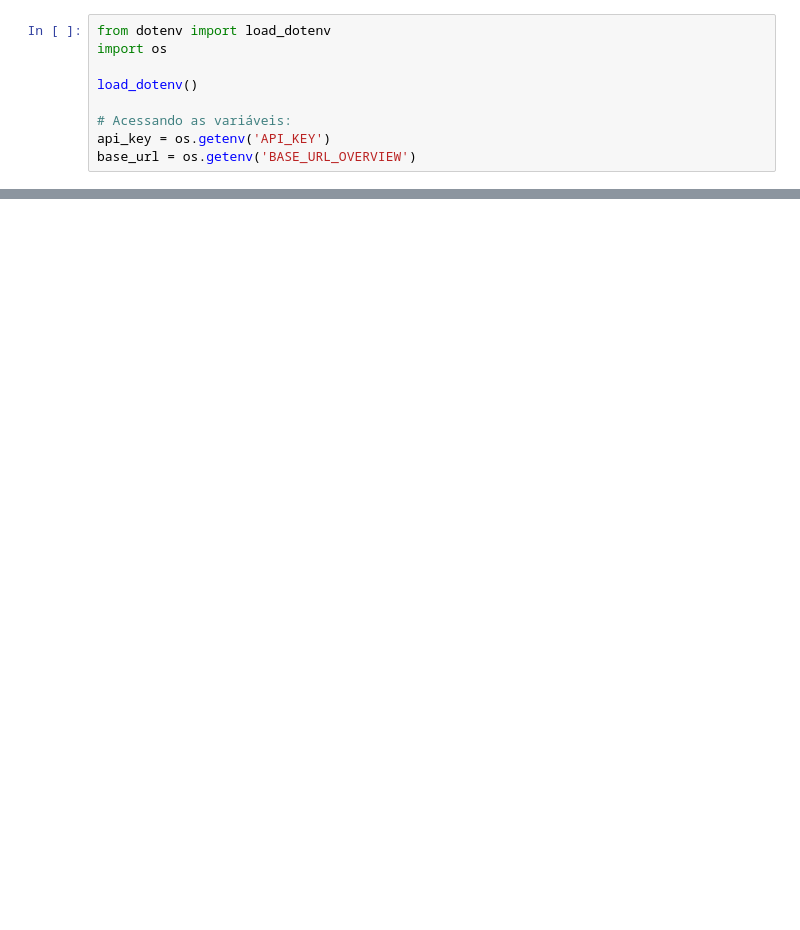
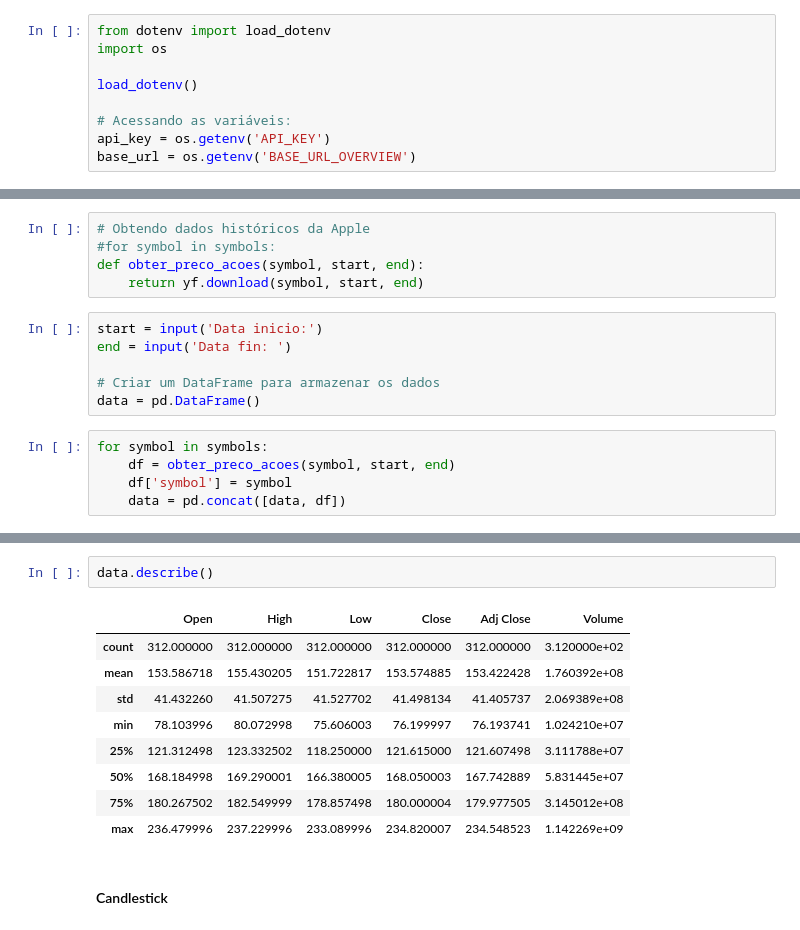
Before and after one commit to AndersonDeFaro/Estudos-Alura-Pyhton, a Jupyter notebook: 99-Generative_AI/mercado_financeiro/1_0_ConsumirAPI.ipynb, the cells around one changed output, grey strips where cells are left out. Saved outputs shown, nothing was run; the diff lists cells and outputs as text; blank space fills up the shorter version.

```diff
--- a/99-Generative_AI/mercado_financeiro/1_0_ConsumirAPI.ipynb
+++ b/99-Generative_AI/mercado_financeiro/1_0_ConsumirAPI.ipynb
@@ -70,0 +110,16 @@ for symbol in symbols:
+# %%
+# Obtendo dados históricos da Apple
+#for symbol in symbols:
+def obter_preco_acoes(symbol, start, end):
+    return yf.download(symbol, start, end)
+# %%
+start = input('Data inicio:')
+end = input('Data fin: ')
+
+# Criar um DataFrame para armazenar os dados
+data = pd.DataFrame()
+# %%
+for symbol in symbols:
+    df = obter_preco_acoes(symbol, start, end)
+    df['symbol'] = symbol
+    data = pd.concat([data, df])
@@ -70,0 +159,14 @@ for symbol in symbols:
+# %%
+data.describe()
+# %% [output]
+|  | Open | High | Low | Close | Adj Close | Volume |
+| count | 312.000000 | 312.000000 | 312.000000 | 312.000000 | 312.000000 | 3.120000e+02 |
+| mean | 153.586718 | 155.430205 | 151.722817 | 153.574885 | 153.422428 | 1.760392e+08 |
+| std | 41.432260 | 41.507275 | 41.527702 | 41.498134 | 41.405737 | 2.069389e+08 |
+| min | 78.103996 | 80.072998 | 75.606003 | 76.199997 | 76.193741 | 1.024210e+07 |
+| 25% | 121.312498 | 123.332502 | 118.250000 | 121.615000 | 121.607498 | 3.111788e+07 |
+| 50% | 168.184998 | 169.290001 | 166.380005 | 168.050003 | 167.742889 | 5.831445e+07 |
+| 75% | 180.267502 | 182.549999 | 178.857498 | 180.000004 | 179.977505 | 3.145012e+08 |
+| max | 236.479996 | 237.229996 | 233.089996 | 234.820007 | 234.548523 | 1.142269e+09 |
+# %% [markdown]
+#### Candlestick
```
Also changed, not shown: parts of 14 cells of this notebook.
